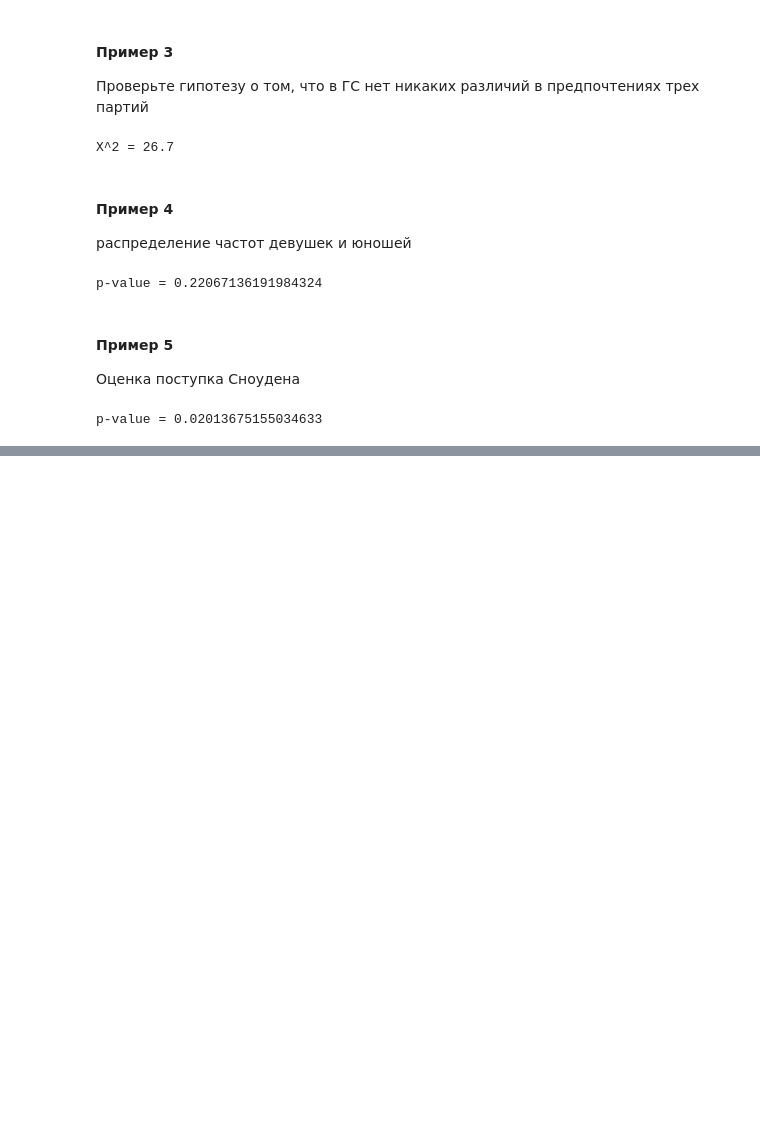
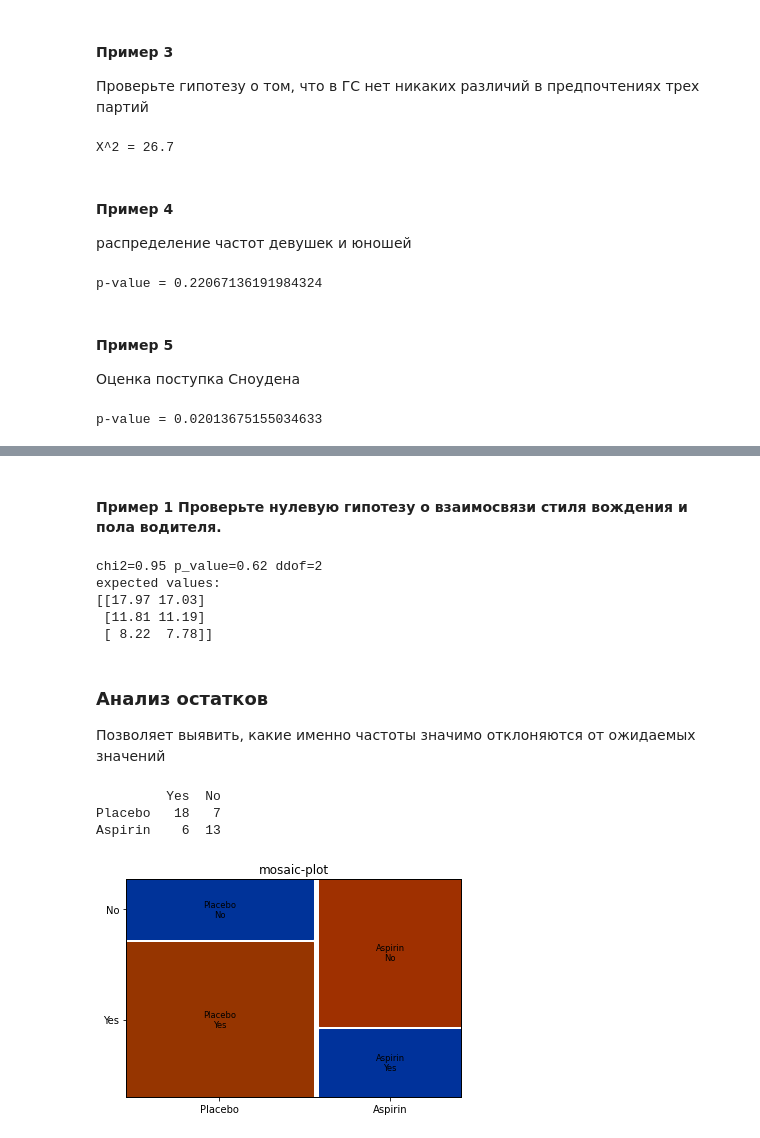
Before and after one commit to dvor85/Statistics, a Jupyter notebook: Basics of statistics 2.ipynb, the cells around one changed output, grey strips where cells are left out. Saved outputs shown, nothing was run; the diff lists cells and outputs as text; code cells hidden in the pictures; blank space fills up the shorter version.

Commit message:
Анализ таблиц сопряженности

```diff
--- a/Basics of statistics 2.ipynb
+++ b/Basics of statistics 2.ipynb
@@ -128,0 +216,31 @@ p-value = 0.02013675155034633
+# %% [markdown]
+#### Пример 1 Проверьте нулевую гипотезу о взаимосвязи стиля вождения и пола водителя.
+# %%
+import numpy as np
+from scipy import stats
+
+O = np.array([[20, 15], [11, 12], [7, 9]], dtype='float64')
+chi2, p_value, ddof, expected = stats.chi2_contingency(O)
+print(f"{chi2=:.2f} {p_value=:.2f} {ddof=} \nexpected values:\n{np.round(expected,2)}")
+# %% [output]
+chi2=0.95 p_value=0.62 ddof=2
+expected values:
+[[17.97 17.03]
+ [11.81 11.19]
+ [ 8.22  7.78]]
+# %% [markdown]
+### Анализ остатков
+Позволяет выявить, какие именно частоты значимо отклоняются от ожидаемых значений
+# %%
+import pandas as pd
+from statsmodels.graphics.mosaicplot import mosaic
+
+tab = pd.DataFrame([[18,7],[6,13]], index=('Placebo','Aspirin'), columns=['Yes','No'])
+print(tab)
+
+_=mosaic(tab.stack(), horizontal=True, title='mosaic-plot', statistic=True, gap=0.02)
+# %% [output]
+         Yes  No
+Placebo   18   7
+Aspirin    6  13
+[figure, added]
```
Also changed, not shown: parts of 16 cells of this notebook.
